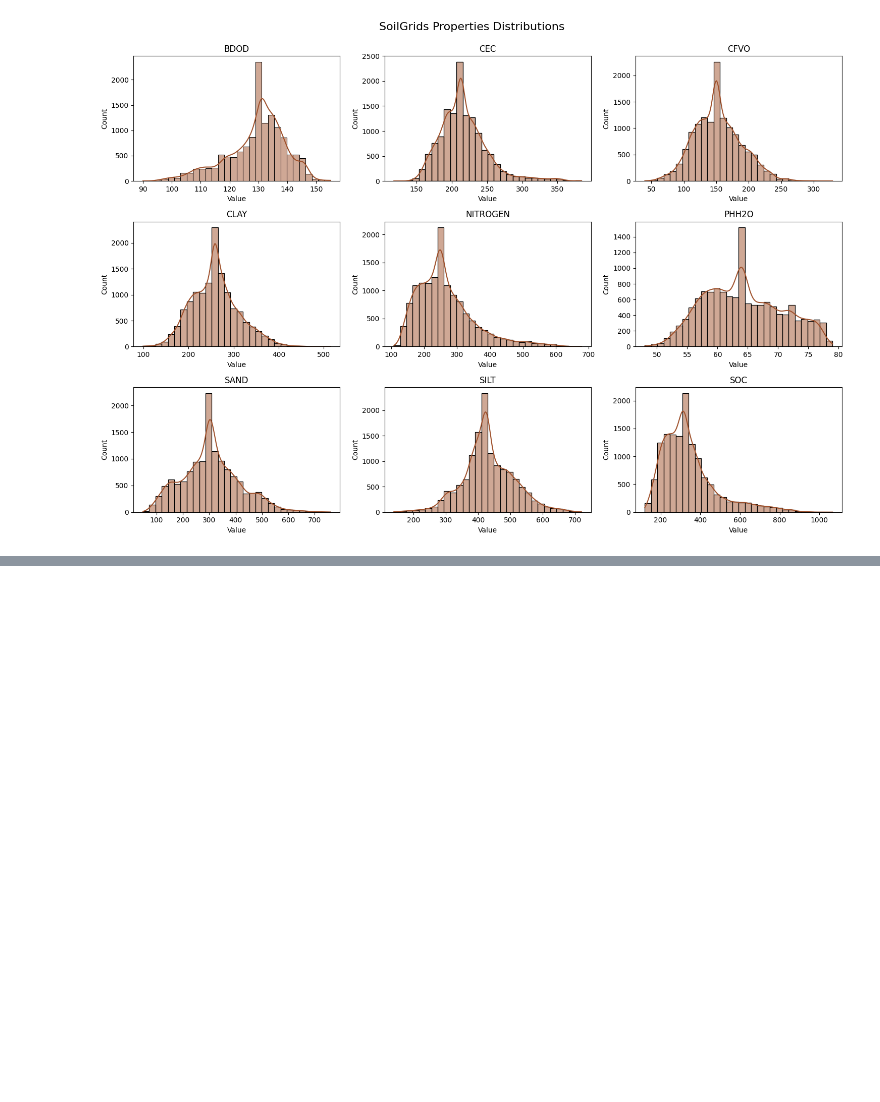
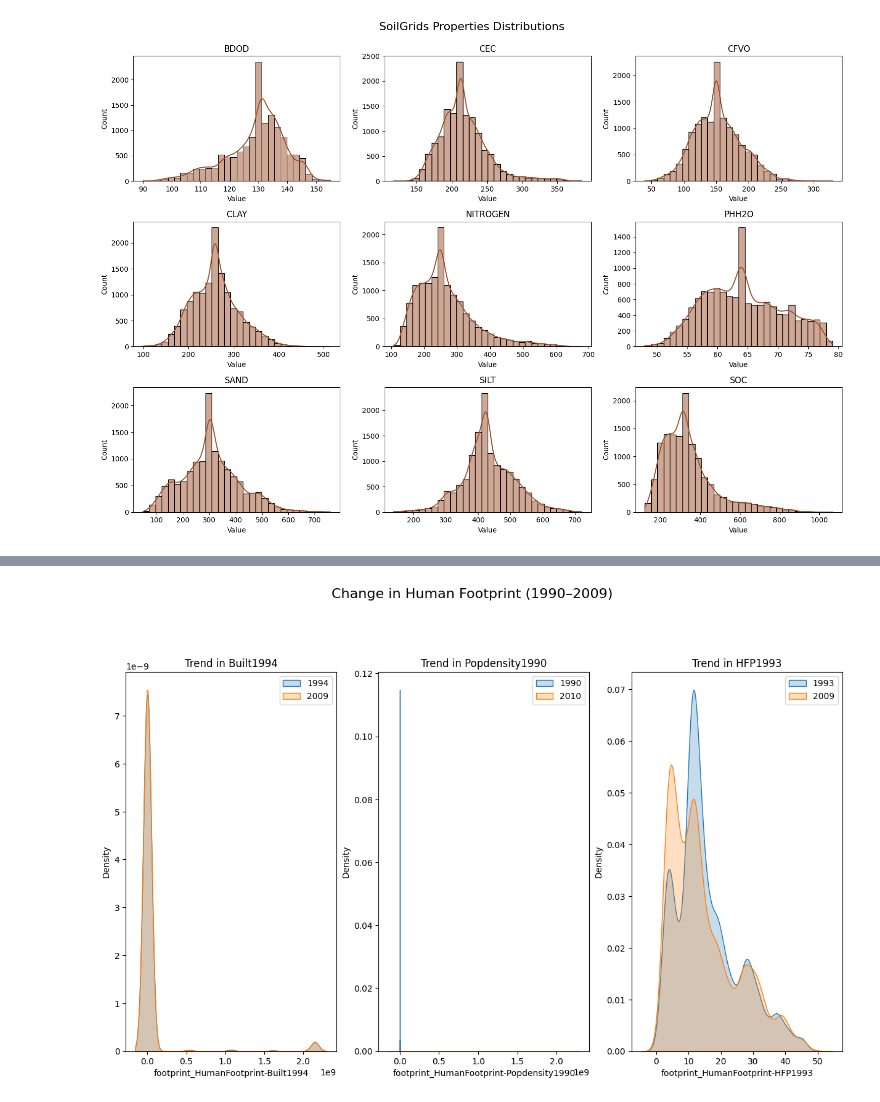
Before and after one commit to emanuel-gf/PlantNet-Species-ML-Project, a Jupyter notebook: example_EDA.ipynb, the cells around one changed output, grey strips where cells are left out. Cells and saved outputs as stored; diff of their text form; code cells hidden in the pictures; blank space fills up the shorter version.

```diff
--- a/example_EDA.ipynb
+++ b/example_EDA.ipynb
@@ -369,0 +348,18 @@ Name: elevation_Elevation, dtype: float64
+# %%
+footprint_trend = [
+    ("footprint_HumanFootprint-Built1994", "footprint_HumanFootprint-Built2009"),
+    ("footprint_HumanFootprint-Popdensity1990", "footprint_HumanFootprint-Popdensity2010"),
+    ("footprint_HumanFootprint-HFP1993", "footprint_HumanFootprint-HFP2009")
+]
+
+plt.figure(figsize=(15, 8))
+for i, (col1, col2) in enumerate(footprint_trend, 1):
+    plt.subplot(1, 3, i)
+    sns.kdeplot(X_clean[col1], label=col1[-4:], fill=True)
+    sns.kdeplot(X_clean[col2], label=col2[-4:], fill=True)
+    plt.legend()
+    plt.title(f"Trend in {col1.split('-')[1]}")
+plt.suptitle("Change in Human Footprint (1990–2009)", fontsize=16, y=1.05)
+plt.show()
+# %% [output]
+[figure, added]
```
Also changed, not shown: parts of 6 cells of this notebook.
